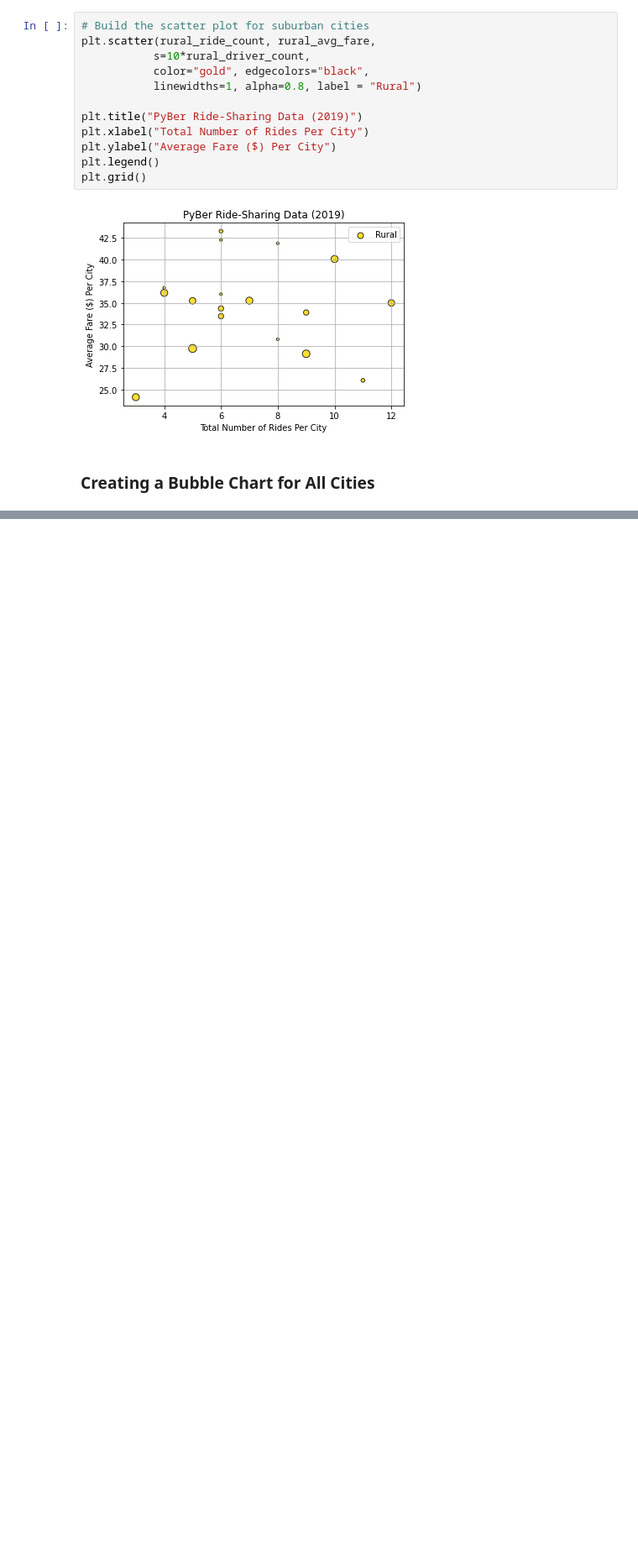
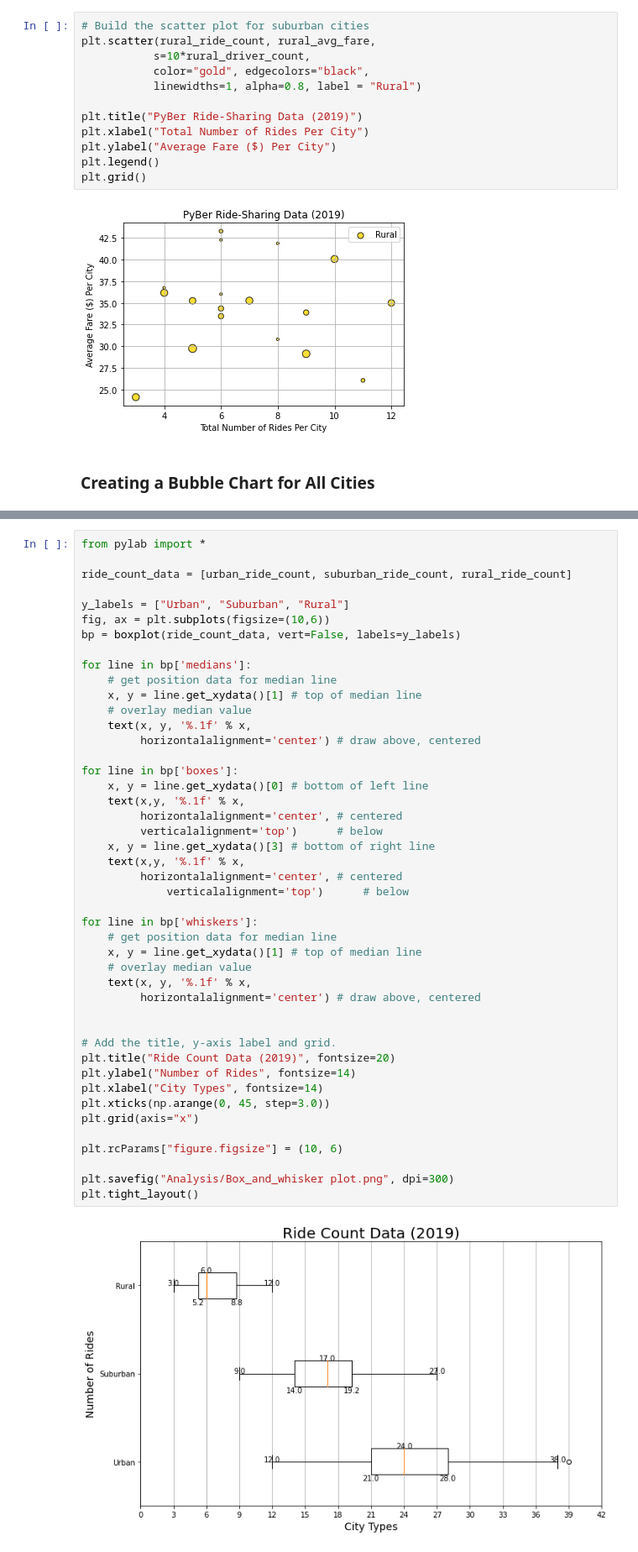
Before and after one commit to Aigerim-Zh/PyBer-Analysis, a Jupyter notebook: PyBer_Analysis1.ipynb, the cells around one changed output, grey strips where cells are left out. Shown at 84% size. Drawn from its saved outputs; the diff is of its cells as text; blank space fills up the shorter version.

```diff
--- a/PyBer_Analysis1.ipynb
+++ b/PyBer_Analysis1.ipynb
@@ -336,0 +553,47 @@ plt.tight_layout()
+# %%
+from pylab import *
+
+ride_count_data = [urban_ride_count, suburban_ride_count, rural_ride_count]
+
+y_labels = ["Urban", "Suburban", "Rural"]
+fig, ax = plt.subplots(figsize=(10,6))
+bp = boxplot(ride_count_data, vert=False, labels=y_labels)
+
+for line in bp['medians']:
+    # get position data for median line
+    x, y = line.get_xydata()[1] # top of median line
+    # overlay median value
+    text(x, y, '%.1f' % x,
+         horizontalalignment='center') # draw above, centered
+
+for line in bp['boxes']:
+    x, y = line.get_xydata()[0] # bottom of left line
+    text(x,y, '%.1f' % x,
+         horizontalalignment='center', # centered
+         verticalalignment='top')      # below
+    x, y = line.get_xydata()[3] # bottom of right line
+    text(x,y, '%.1f' % x,
+         horizontalalignment='center', # centered
+             verticalalignment='top')      # below
+
+for line in bp['whiskers']:
+    # get position data for median line
+    x, y = line.get_xydata()[1] # top of median line
+    # overlay median value
+    text(x, y, '%.1f' % x,
+         horizontalalignment='center') # draw above, centered
+
+
+# Add the title, y-axis label and grid.
+plt.title("Ride Count Data (2019)", fontsize=20)
+plt.ylabel("Number of Rides", fontsize=14)
+plt.xlabel("City Types", fontsize=14)
+plt.xticks(np.arange(0, 45, step=3.0))
+plt.grid(axis="x")
+
+plt.rcParams["figure.figsize"] = (10, 6)
+
+plt.savefig("Analysis/Box_and_whisker plot.png", dpi=300)
+plt.tight_layout()
+# %% [output]
+[figure, added]
```
Also changed, not shown: parts of 38 cells of this notebook.
